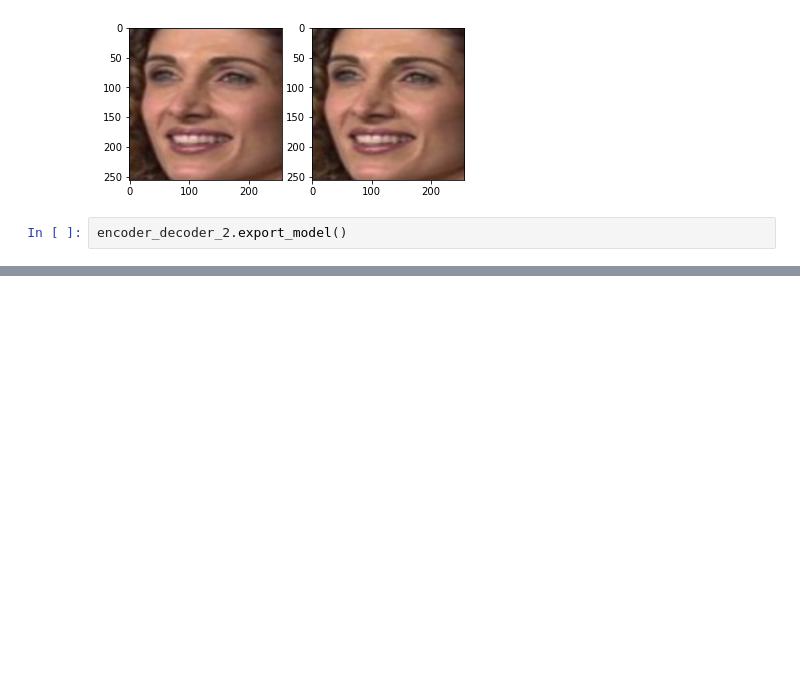
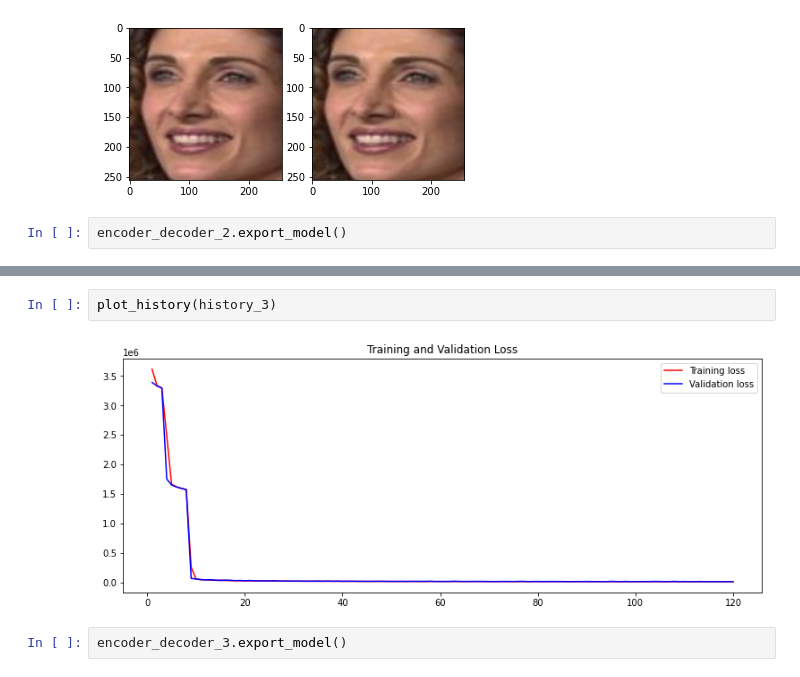
Before and after one commit to stevenjohnlarsen/StyleTransfer, a Jupyter notebook: TrainWeights2.ipynb, the cells around one changed output, grey strips where cells are left out. Saved outputs shown, nothing was run; the diff lists cells and outputs as text; blank space fills up the shorter version.

```diff
--- a/TrainWeights2.ipynb
+++ b/TrainWeights2.ipynb
@@ -706,0 +741,6 @@ KeyboardInterrupt:
+# %%
+plot_history(history_3)
+# %% [output]
+[figure, added]
+# %%
+encoder_decoder_3.export_model()
```
Also changed, not shown: parts of 9 cells of this notebook.
